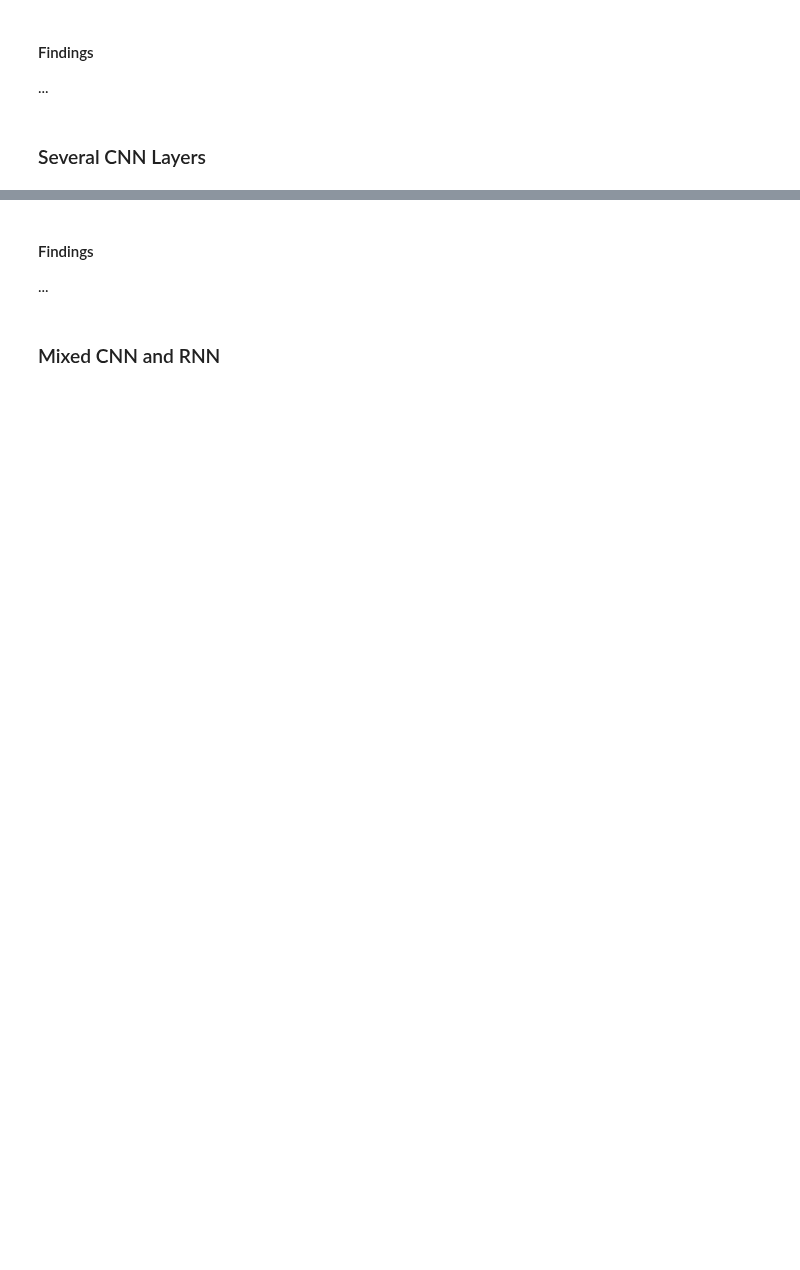
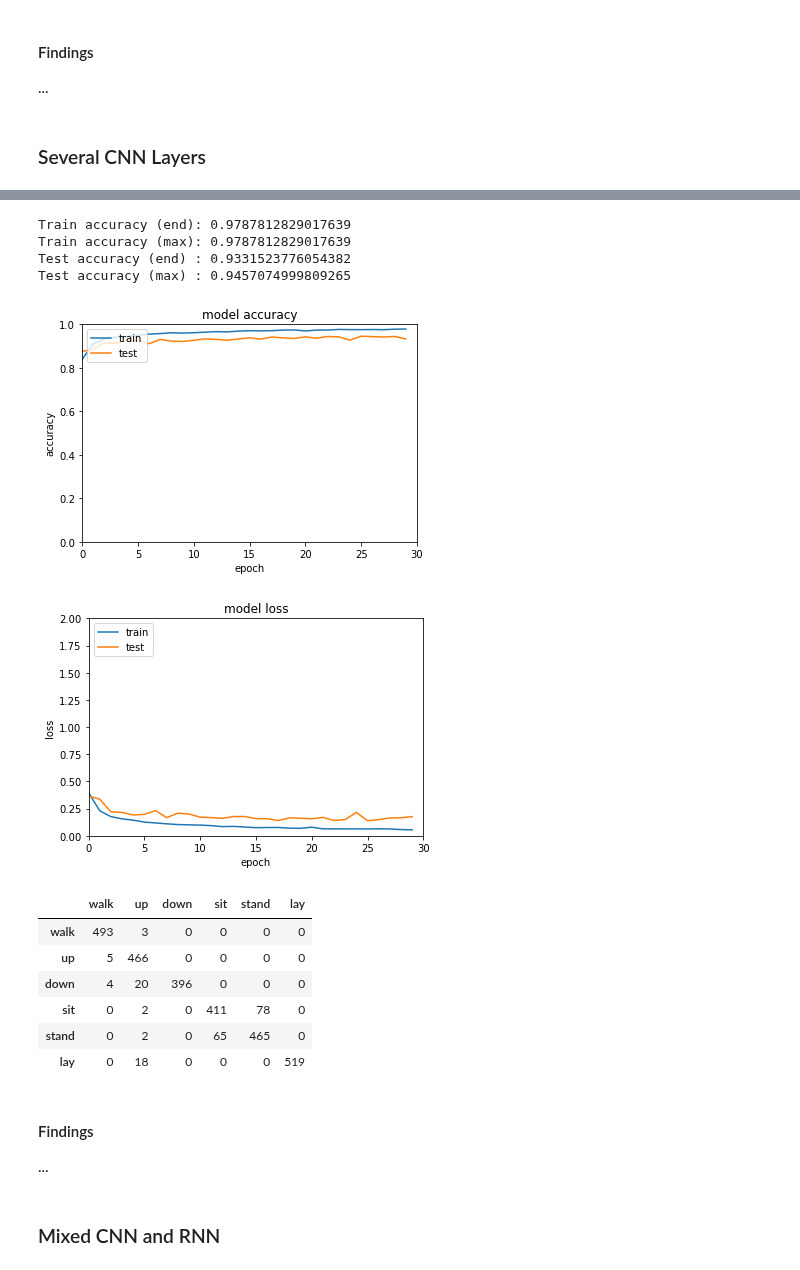
Before and after one commit to FabianGroeger96/mse-deep-learning, a Jupyter notebook: SW11/activity_recognition/activity_recognition-stud.ipynb, the cells around one changed output, grey strips where cells are left out. Cells and saved outputs as stored; diff of their text form; code cells hidden in the pictures; blank space fills up the shorter version.

```diff
--- a/SW11/activity_recognition/activity_recognition-stud.ipynb
+++ b/SW11/activity_recognition/activity_recognition-stud.ipynb
@@ -275,0 +377,27 @@ model.summary()
+# %%
+### START YOUR CODE
+dropout_rate = 0.2
+
+model = Sequential()
+model.add(Input((128, 9, 1)))
+
+model.add(Conv2D(filters=16, kernel_size=(5,1), strides=(2,1), activation='relu', kernel_initializer='he_normal'))
+model.add(Dropout(dropout_rate))
+
+model.add(Conv2D(filters=32, kernel_size=(3,1), strides=(2,1), activation='relu', kernel_initializer='he_normal'))
+model.add(Dropout(dropout_rate))
+
+model.add(Conv2D(filters=64, kernel_size=(3,1), strides=(2,1), activation='relu', kernel_initializer='he_normal'))
+model.add(Dropout(dropout_rate))
+
+model.add(Conv2D(filters=64, kernel_size=(3,1), strides=(2,1), activation='relu', kernel_initializer='he_normal'))
+model.add(Dropout(dropout_rate))
+
+model.add(Flatten())
+model.add(Dense(N_CLASSES, activation='softmax'))
+
+model.compile(optimizer=opt, loss='categorical_crossentropy', metrics=['accuracy'])
+
+### END YOUR CODE
+
+model.summary()
@@ -276,6 +422,12 @@ model.summary()
 # %%
 ### START YOUR CODE
-batch_size = ...
-n_epochs   = ...
+batch_size = 32
+n_epochs   = 30
 
-log = model.fit(X_train, Y_train, batch_size=batch_size, epochs=n_epochs, validation_data=(X_test, Y_test))
+X_train_expanded = np.expand_dims(X_train, axis=-1)
+X_test_expanded = np.expand_dims(X_test, axis=-1)
+
+log = model.fit(X_train_expanded, Y_train,
+                batch_size=batch_size,
+                epochs=n_epochs,
+                validation_data=(X_test_expanded, Y_test))
@@ -282,6 +452,20 @@ log = model.fit(X_train, Y_train, batch_size=batch_size, epochs=n_epochs, valida
 # %%
 performance_plots(model, X_test, Y_test, log, n_epochs)
-confusion_matrix(model, X_test, Y_test)
+confusion_matrix(model, X_test_expanded, Y_test)
+# %% [output]
+Train accuracy (end): 0.9787812829017639
+Train accuracy (max): 0.9787812829017639
+Test accuracy (end) : 0.9331523776054382
+Test accuracy (max) : 0.9457074999809265
+[figure, added]
+[figure, added]
+|  | walk | up | down | sit | stand | lay |
+| walk | 493 | 3 | 0 | 0 | 0 | 0 |
+| up | 5 | 466 | 0 | 0 | 0 | 0 |
+| down | 4 | 20 | 396 | 0 | 0 | 0 |
+| sit | 0 | 2 | 0 | 411 | 78 | 0 |
+| stand | 0 | 2 | 0 | 65 | 465 | 0 |
+| lay | 0 | 18 | 0 | 0 | 0 | 519 |
 # %% [markdown]
 #### Findings
 
```
Also changed, not shown: parts of 17 cells of this notebook.
